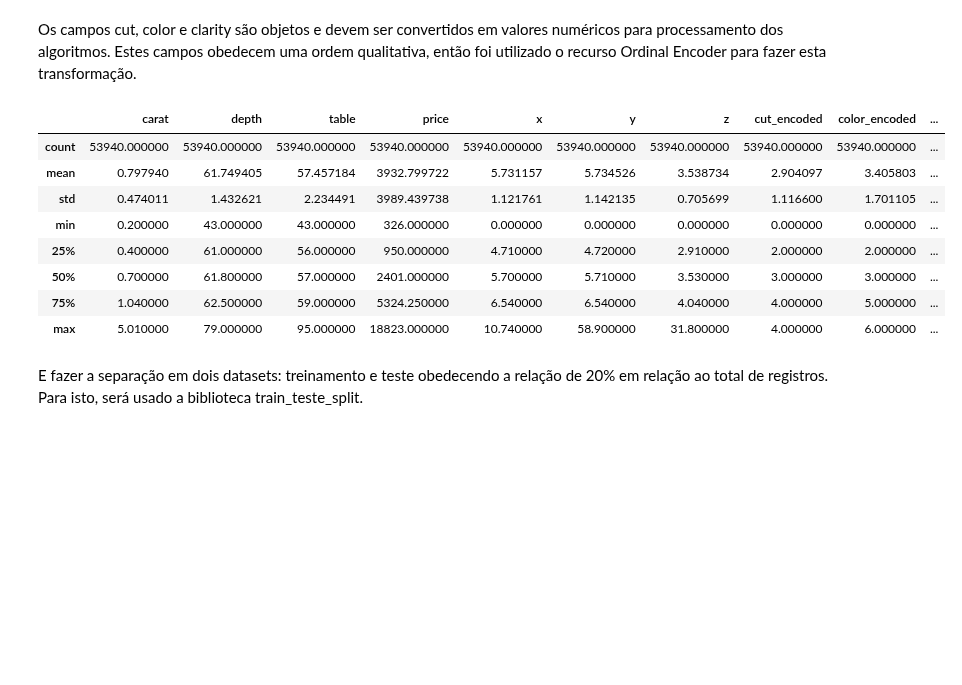
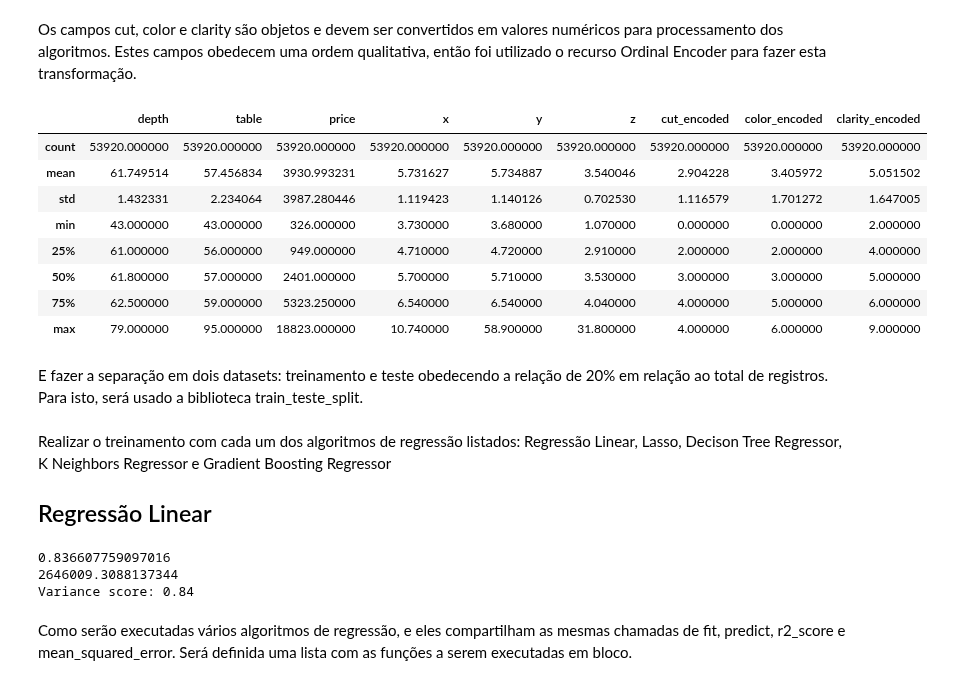
Before and after one commit to helioacastro/Aprendizagem-de-Maquina, a Jupyter notebook: notebooks/AM_T1_HELIO_ARAUJO_E_CASTRO.ipynb, the cells around one changed output. Cells and saved outputs as stored; diff of their text form; code cells hidden in the pictures; blank space fills up the shorter version.

```diff
--- a/notebooks/AM_T1_HELIO_ARAUJO_E_CASTRO.ipynb
+++ b/notebooks/AM_T1_HELIO_ARAUJO_E_CASTRO.ipynb
@@ -304,42 +304,51 @@ dataset.clarity.unique()
 
 # Determina um vetor com valores crescentes dos atributos cut, color e clarity
 order_cut = ['Fair','Good', 'Very Good', 'Premium', 'Ideal']
 order_color = ['J','I','H','G','F','E','D']
 order_clarity = ['I3','I2','I1','SI2','SI1','VS2','VS1','VVS2','VVS1','IF','FL']
 
 # Adiciona campo cut com numeraçao crescente
 order_encoder_cut=OrdinalEncoder(categories=[order_cut])
 cut_encoded = order_encoder_cut.fit_transform(dataset[['cut']])
 dataset['cut_encoded'] = cut_encoded
 
 # Adiciona campo color com numeraçao crescente
 order_encoder_color=OrdinalEncoder(categories=[order_color])
 color_encoded = order_encoder_color.fit_transform(dataset[['color']])
 dataset['color_encoded'] = color_encoded
 
 # Adiciona campo clarity com numeraçao crescente
 order_encoder_clarity=OrdinalEncoder(categories=[order_clarity])
 clarity_encoded = order_encoder_clarity.fit_transform(dataset[['clarity']])
 dataset['clarity_encoded'] = clarity_encoded
 
 # Remover as colunas de objetos que foram transformados
 dataset = dataset.drop('cut', axis=1)
 dataset = dataset.drop('color', axis=1)
 dataset = dataset.drop('clarity', axis=1)
 
+# Remove o campo identidade do ínico
+dataset = dataset.drop(dataset.columns[0], axis=1)
 dataset.head()
+dataset.drop(dataset.columns[0], axis=1)
+
+# Remover os registos onde a dimensão do diamante é zero
+dataset = dataset.drop(dataset[dataset["x"]==0].index)
+dataset = dataset.drop(dataset[dataset["y"]==0].index)
+dataset = dataset.drop(dataset[dataset["z"]==0].index)
+
 
 dataset.describe()
 # %% [output]
-|  | carat | depth | table | price | x | y | z | cut_encoded | color_encoded | ... |
-| count | 53940.000000 | 53940.000000 | 53940.000000 | 53940.000000 | 53940.000000 | 53940.000000 | 53940.000000 | 53940.000000 | 53940.000000 | ... |
-| mean | 0.797940 | 61.749405 | 57.457184 | 3932.799722 | 5.731157 | 5.734526 | 3.538734 | 2.904097 | 3.405803 | ... |
-| std | 0.474011 | 1.432621 | 2.234491 | 3989.439738 | 1.121761 | 1.142135 | 0.705699 | 1.116600 | 1.701105 | ... |
-| min | 0.200000 | 43.000000 | 43.000000 | 326.000000 | 0.000000 | 0.000000 | 0.000000 | 0.000000 | 0.000000 | ... |
-| 25% | 0.400000 | 61.000000 | 56.000000 | 950.000000 | 4.710000 | 4.720000 | 2.910000 | 2.000000 | 2.000000 | ... |
-| 50% | 0.700000 | 61.800000 | 57.000000 | 2401.000000 | 5.700000 | 5.710000 | 3.530000 | 3.000000 | 3.000000 | ... |
-| 75% | 1.040000 | 62.500000 | 59.000000 | 5324.250000 | 6.540000 | 6.540000 | 4.040000 | 4.000000 | 5.000000 | ... |
-| max | 5.010000 | 79.000000 | 95.000000 | 18823.000000 | 10.740000 | 58.900000 | 31.800000 | 4.000000 | 6.000000 | ... |
+|  | depth | table | price | x | y | z | cut_encoded | color_encoded | clarity_encoded |
+| count | 53920.000000 | 53920.000000 | 53920.000000 | 53920.000000 | 53920.000000 | 53920.000000 | 53920.000000 | 53920.000000 | 53920.000000 |
+| mean | 61.749514 | 57.456834 | 3930.993231 | 5.731627 | 5.734887 | 3.540046 | 2.904228 | 3.405972 | 5.051502 |
+| std | 1.432331 | 2.234064 | 3987.280446 | 1.119423 | 1.140126 | 0.702530 | 1.116579 | 1.701272 | 1.647005 |
+| min | 43.000000 | 43.000000 | 326.000000 | 3.730000 | 3.680000 | 1.070000 | 0.000000 | 0.000000 | 2.000000 |
+| 25% | 61.000000 | 56.000000 | 949.000000 | 4.710000 | 4.720000 | 2.910000 | 2.000000 | 2.000000 | 4.000000 |
+| 50% | 61.800000 | 57.000000 | 2401.000000 | 5.700000 | 5.710000 | 3.530000 | 3.000000 | 3.000000 | 5.000000 |
+| 75% | 62.500000 | 59.000000 | 5323.250000 | 6.540000 | 6.540000 | 4.040000 | 4.000000 | 5.000000 | 6.000000 |
+| max | 79.000000 | 95.000000 | 18823.000000 | 10.740000 | 58.900000 | 31.800000 | 4.000000 | 6.000000 | 9.000000 |
 # %% [markdown]
 E fazer a separação em dois datasets: treinamento e teste obedecendo a relação de 20% em relação ao total de registros. Para isto, será usado a biblioteca train_teste_split.
 # %%
@@ -351,0 +369,38 @@ X_train, X_test, y_train, y_test = train_test_split(X, y, test_size=0.2, random_
+# %% [markdown]
+Realizar o treinamento com cada um dos algoritmos de regressão listados: Regressão Linear, Lasso, Decison Tree Regressor, K Neighbors Regressor e Gradient Boosting Regressor
+
+## Regressão Linear
+# %%
+# Criar objeto de Regressão Linear
+modelLReg = LinearRegression()
+
+# Treinar o modelo usando o dataset de treinamento
+modelLReg.fit(X_train, y_train)
+
+# Fazer predições com o modelo
+y_pred = modelLReg.predict(X_test)
+
+
+print(modelLReg.score(X_test,y_test))
+# The mean squared error
+print(mean_squared_error(y_test, y_pred))
+
+# Explained variance score: 1 is perfect prediction
+print('Variance score: %.2f' % r2_score(y_test, y_pred))
+
+# Configuração do gráfico
+#plt.figure(figsize=(10, 5))
+# Plot outputs
+#plt.scatter(X_test, y_test,  color='black')
+#plt.plot(X_test, y_pred, color='blue', linewidth=3)
+
+#plt.xticks(())
+#plt.yticks(())
+
+#plt.show()
+# %% [output]
+0.836607759097016
+2646009.3088137344
+Variance score: 0.84
+# %% [markdown]
+Como serão executadas vários algoritmos de regressão, e eles compartilham as mesmas chamadas de fit, predict, r2_score e mean_squared_error. Será definida uma lista com as funções a serem executadas em bloco.
```
Also changed, not shown: parts of 2 cells of this notebook.
